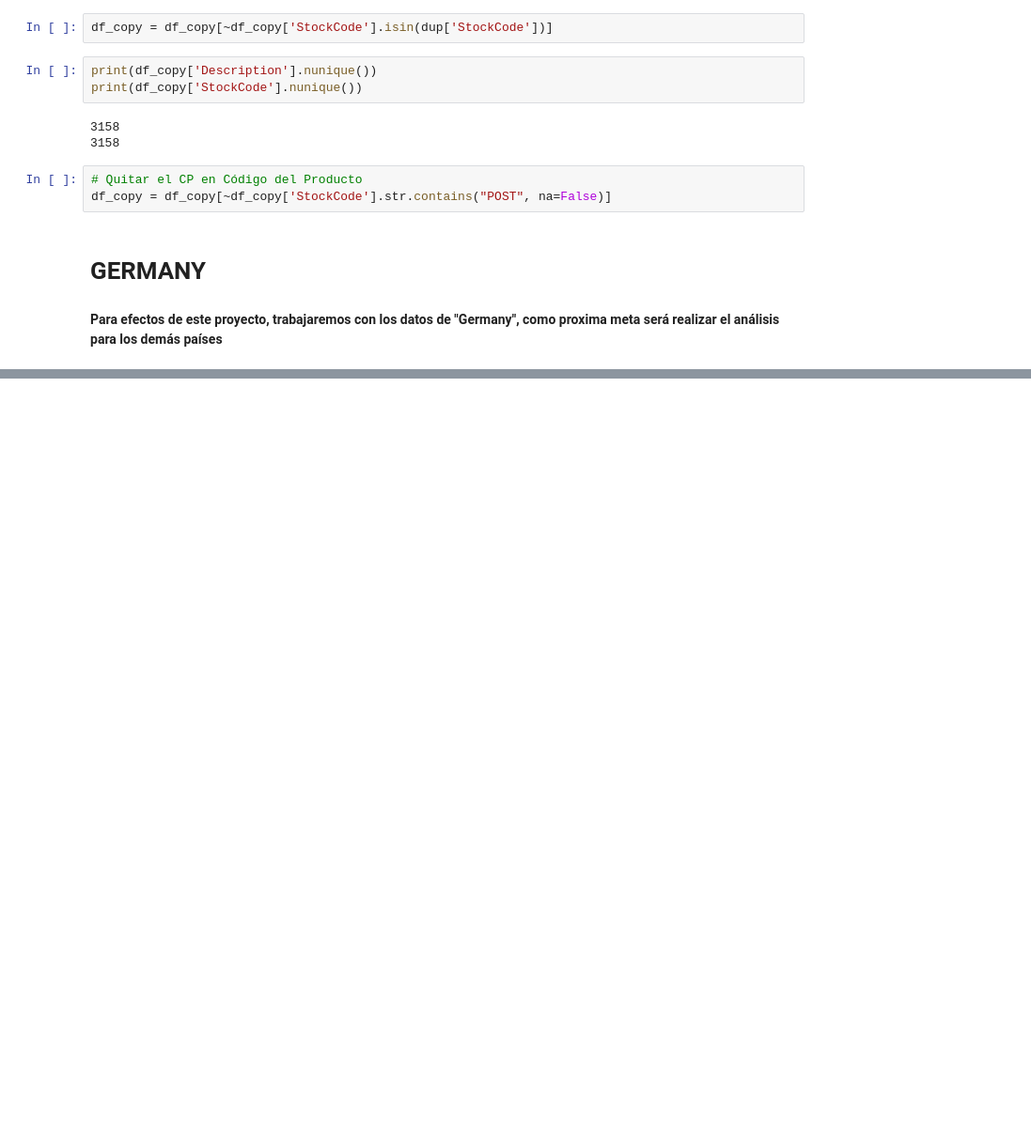
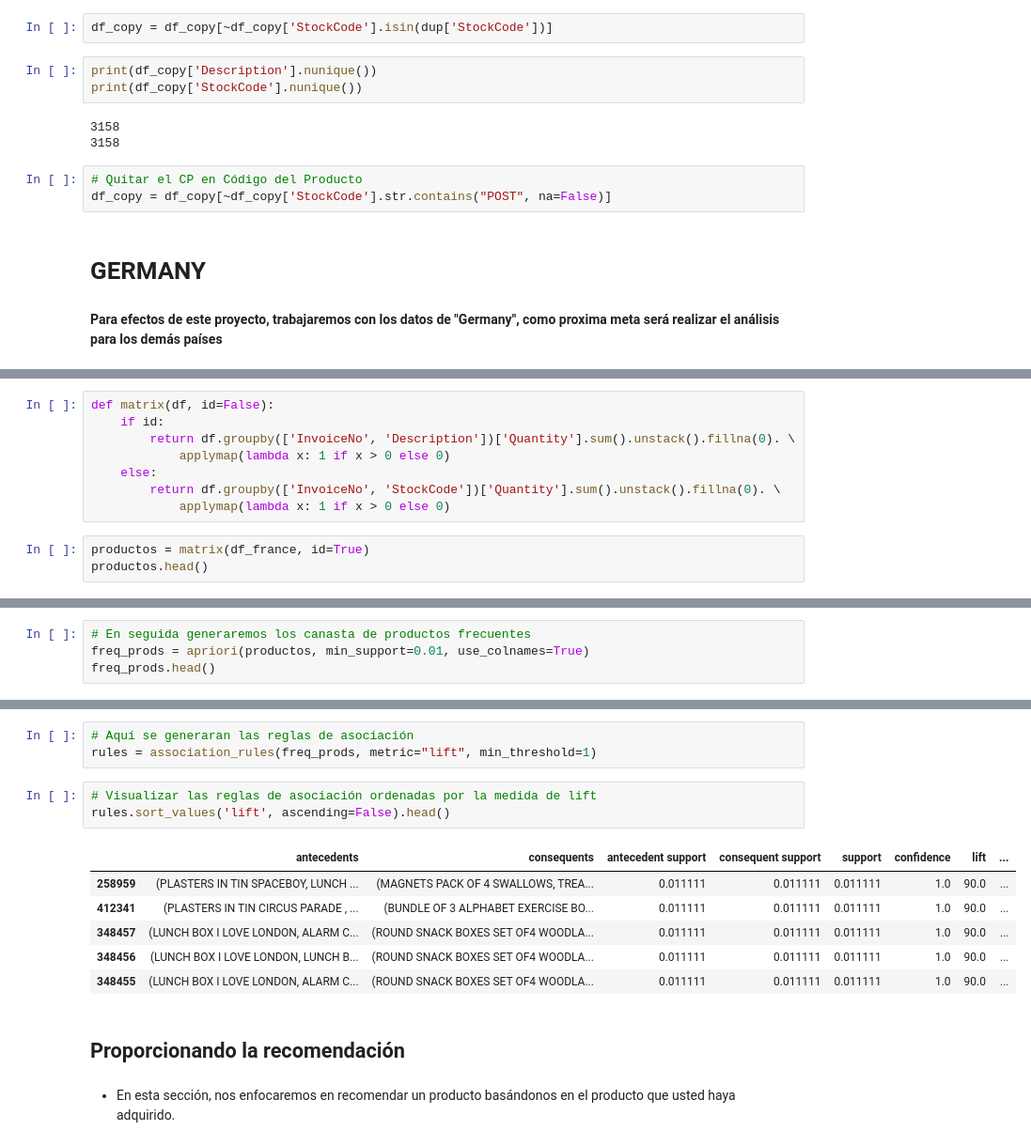
Before and after one commit to zandrev099/Final-Project, a Jupyter notebook: E-commerce2.ipynb, the cells around one changed output, grey strips where cells are left out. Shown at 94% size. Saved outputs shown, nothing was run; the diff lists cells and outputs as text; blank space fills up the shorter version.

```diff
--- a/E-commerce2.ipynb
+++ b/E-commerce2.ipynb
@@ -376,0 +410,11 @@ df_copy = df_copy[~df_copy['StockCode'].str.contains("POST", na=False)]
+# %%
+def matrix(df, id=False):
+    if id:
+        return df.groupby(['InvoiceNo', 'Description'])['Quantity'].sum().unstack().fillna(0). \
+            applymap(lambda x: 1 if x > 0 else 0)
+    else:
+        return df.groupby(['InvoiceNo', 'StockCode'])['Quantity'].sum().unstack().fillna(0). \
+            applymap(lambda x: 1 if x > 0 else 0)
+# %%
+productos = matrix(df_france, id=True)
+productos.head()
@@ -376,0 +434,4 @@ df_copy = df_copy[~df_copy['StockCode'].str.contains("POST", na=False)]
+# %%
+# En seguida generaremos los canasta de productos frecuentes
+freq_prods = apriori(productos, min_support=0.01, use_colnames=True)
+freq_prods.head()
@@ -376,0 +445,17 @@ df_copy = df_copy[~df_copy['StockCode'].str.contains("POST", na=False)]
+# %%
+# Aquí se generaran las reglas de asociación
+rules = association_rules(freq_prods, metric="lift", min_threshold=1)
+# %%
+# Visualizar las reglas de asociación ordenadas por la medida de lift
+rules.sort_values('lift', ascending=False).head()
+# %% [output]
+|  | antecedents | consequents | antecedent support | consequent support | support | confidence | lift | ... |
+| 258959 | (PLASTERS IN TIN SPACEBOY, LUNCH ... | (MAGNETS PACK OF 4 SWALLOWS, TREA... | 0.011111 | 0.011111 | 0.011111 | 1.0 | 90.0 | ... |
+| 412341 | (PLASTERS IN TIN CIRCUS PARADE , ... | (BUNDLE OF 3 ALPHABET EXERCISE BO... | 0.011111 | 0.011111 | 0.011111 | 1.0 | 90.0 | ... |
+| 348457 | (LUNCH BOX I LOVE LONDON, ALARM C... | (ROUND SNACK BOXES SET OF4 WOODLA... | 0.011111 | 0.011111 | 0.011111 | 1.0 | 90.0 | ... |
+| 348456 | (LUNCH BOX I LOVE LONDON, LUNCH B... | (ROUND SNACK BOXES SET OF4 WOODLA... | 0.011111 | 0.011111 | 0.011111 | 1.0 | 90.0 | ... |
+| 348455 | (LUNCH BOX I LOVE LONDON, ALARM C... | (ROUND SNACK BOXES SET OF4 WOODLA... | 0.011111 | 0.011111 | 0.011111 | 1.0 | 90.0 | ... |
+# %% [markdown]
+## Proporcionando la recomendación
+# %% [markdown]
+- En esta sección, nos enfocaremos en recomendar un producto basándonos en el producto que usted haya adquirido.
```
Also changed, not shown: parts of 18 cells of this notebook, 1 other file.
